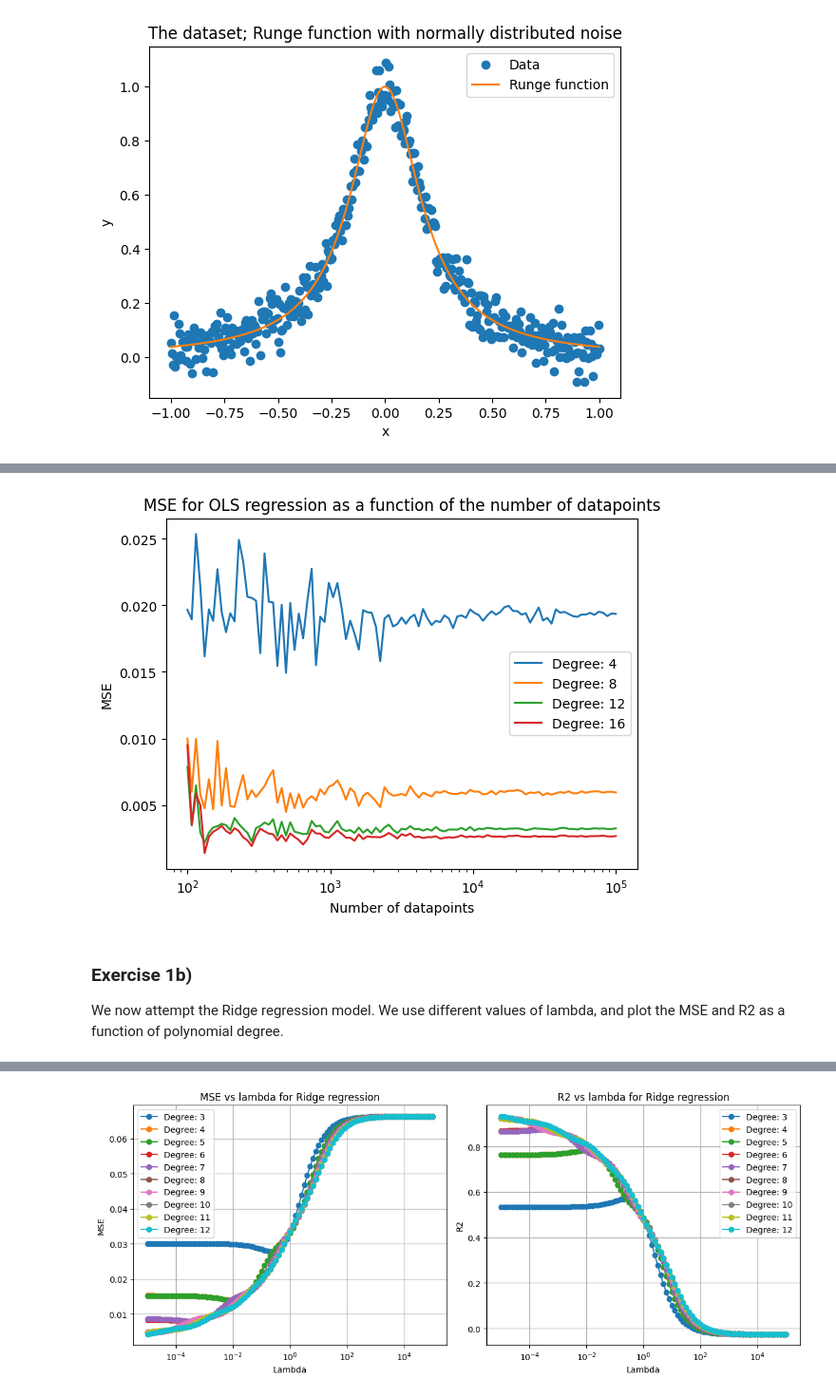
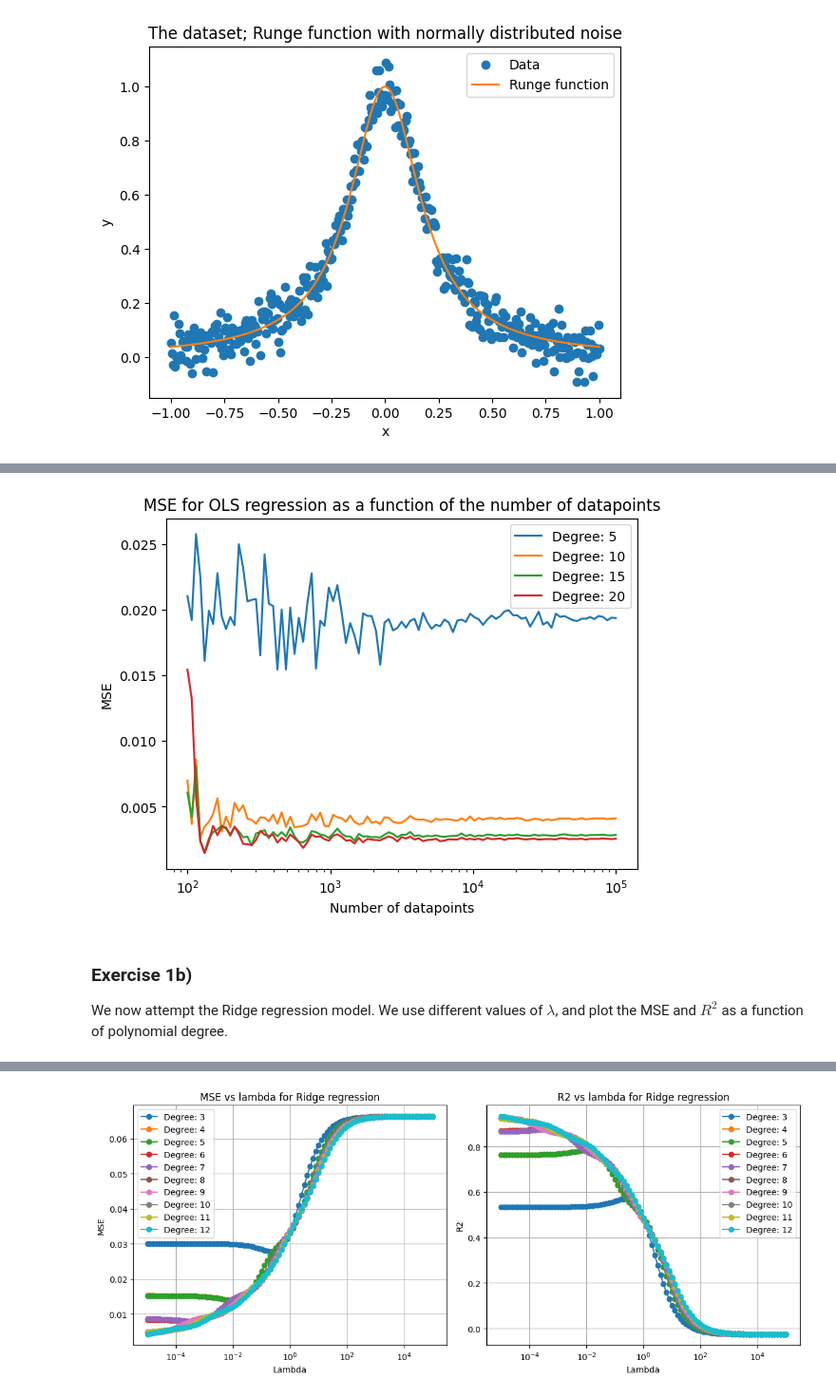
Before and after one commit to HeineEH/FYS-STK3155-4155_Project1, a Jupyter notebook: code/project_1ab.ipynb, the cells around one changed output, grey strips where cells are left out. Shown: that part at 95% size. Cells and saved outputs as stored; diff of their text form; code cells hidden in the pictures.

```diff
--- a/code/project_1ab.ipynb
+++ b/code/project_1ab.ipynb
@@ -83,30 +91,29 @@ plt.show()
 # %%
-# Calculating and plotting mse as a function of the number of datapoints, for different polynomial degrees of polynomial fits.
+# Calculate and plot MSE as a function of the number of datapoints, for different polynomial degrees in OLS regression.
 
-theta_indices = np.array([2,3,4])
-polynomial_degrees = np.array([4,8,12,16])
+polynomial_degrees = np.array([5,10,15,20])
 datapoints = 10**(np.linspace(2,5,101))
 mse_vals = np.zeros((len(datapoints),len(polynomial_degrees)))
 
 for i in range(len(datapoints)):
     n = int(datapoints[i])
     x_n, y_n = generate_dataset(int(datapoints[i]))
     mse,_ = MSE_and_R2(x_n,y_n,polynomial_degrees)
     mse_vals[i,:] = mse
 
 for i in range(len(polynomial_degrees)):
     plt.plot(datapoints,mse_vals[:,i],label=f"Degree: {polynomial_degrees[i]}")
 
 plt.xscale("log")
 plt.xlabel("Number of datapoints")
 plt.ylabel("MSE")
 plt.title("MSE for OLS regression as a function of the number of datapoints")
 plt.legend()
 plt.show()
 # %% [output]
-[figure, old version]
+[figure, new version]
 # %% [markdown]
 ### Exercise 1b)
 
-We now attempt the Ridge regression model. We use different values of lambda, and plot the MSE and R2 as a function of polynomial degree.
+We now attempt the Ridge regression model. We use different values of $\lambda$, and plot the MSE and $R^2$ as a function of polynomial degree.
 # %%
```
Also changed, not shown: parts of 12 cells of this notebook, 9 other files.
